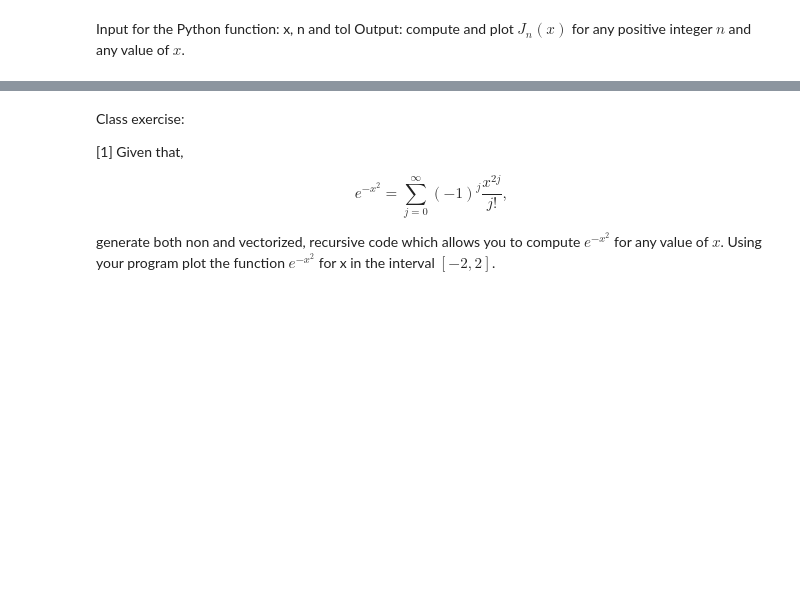
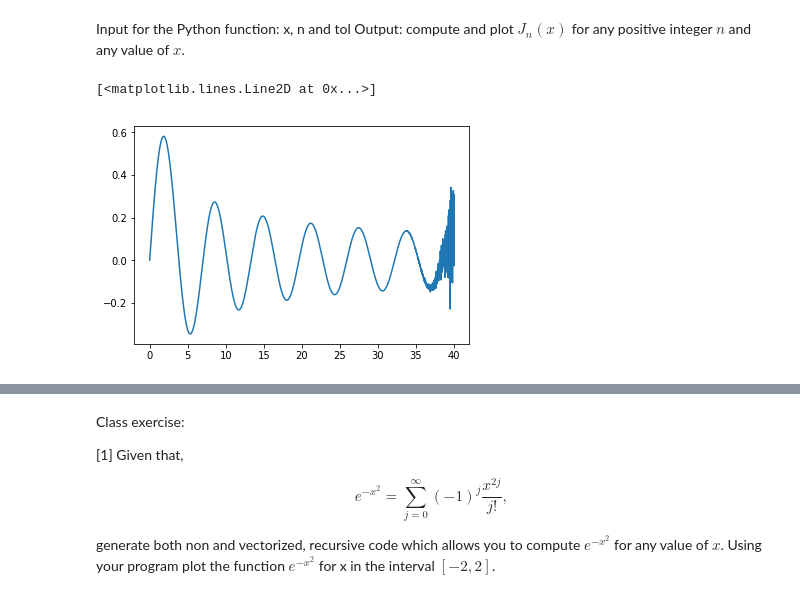
Before and after one commit to uduakgeorge/M340, a Jupyter notebook: Math-340-Notebooks-master/Lectures/Course_Lectures/Lecture_Four_Loops_Class_file.ipynb, the cells around one changed output, grey strips where cells are left out. Cells and saved outputs as stored; diff of their text form; code cells hidden in the pictures; blank space fills up the shorter version.

```diff
--- a/Math-340-Notebooks-master/Lectures/Course_Lectures/Lecture_Four_Loops_Class_file.ipynb
+++ b/Math-340-Notebooks-master/Lectures/Course_Lectures/Lecture_Four_Loops_Class_file.ipynb
@@ -561,3 +561,8 @@ import numpy as np
 # %%
 x = np.linspace(0.,4., int(5))
 tot = x
+
+tot*=5.
+
+print x
+print tot
@@ -599,3 +604,23 @@ from copy import copy
+# %%
+#non-vectorized code for Bessel function
+# add code here
+def Bessel_func(x,n,tol):
+    tot = 1./sfactorial.factorial(n)*(x/2.)**n
+    aj = copy(tot)
+    j = 1
+    x2 = -(x/2.)**2
+    while np.abs(aj) >= tol:
+        aj *= x2/(j*(n+j))
+        tot += aj
+        j+=1
+    return tot
+# %%
+xvals = np.linspace(0.,40., int(5e3))
+evalBFp = [Bessel_func(xval,1,1e-8) for xval in xvals]
+plt.plot(xvals,evalBFp)
+# %% [output]
+[<matplotlib.lines.Line2D at 0x...>]
+[figure, added]
 # %%
 #Vectorized code for Bessel function
 # add code here
```
Also changed, not shown: parts of 6 cells of this notebook.
